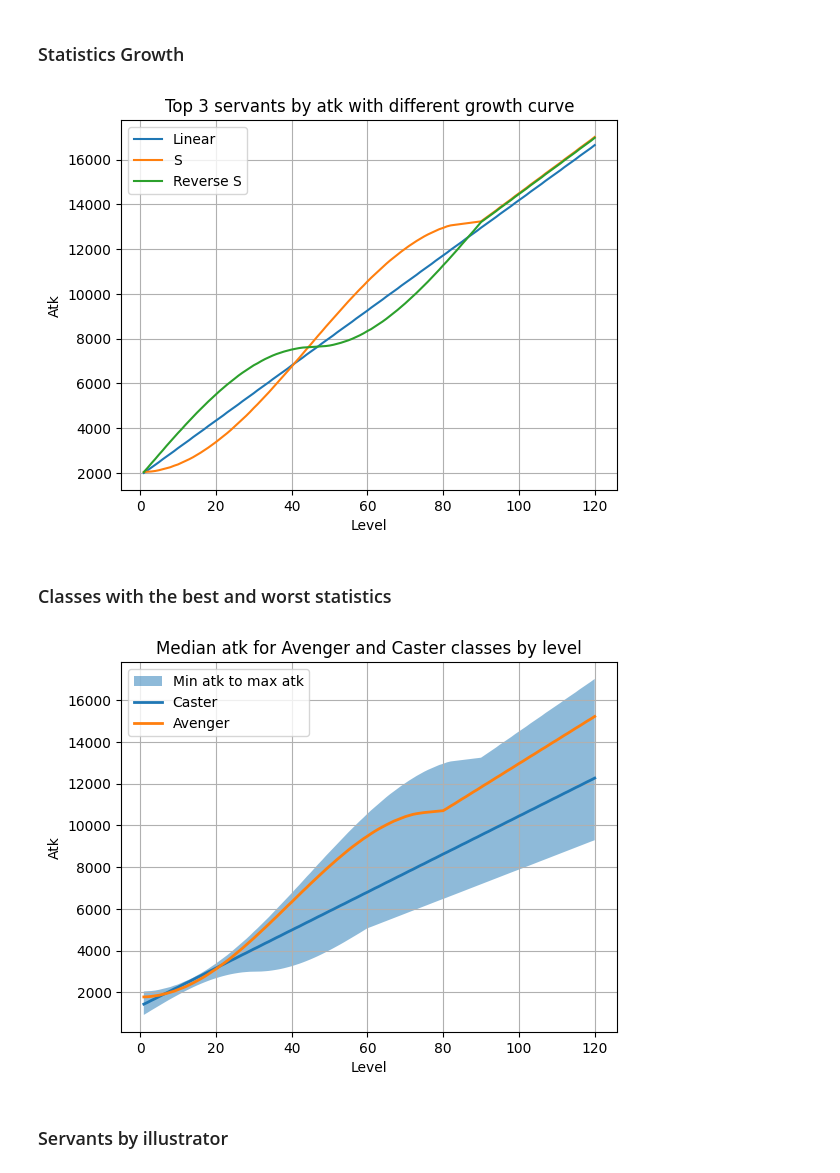
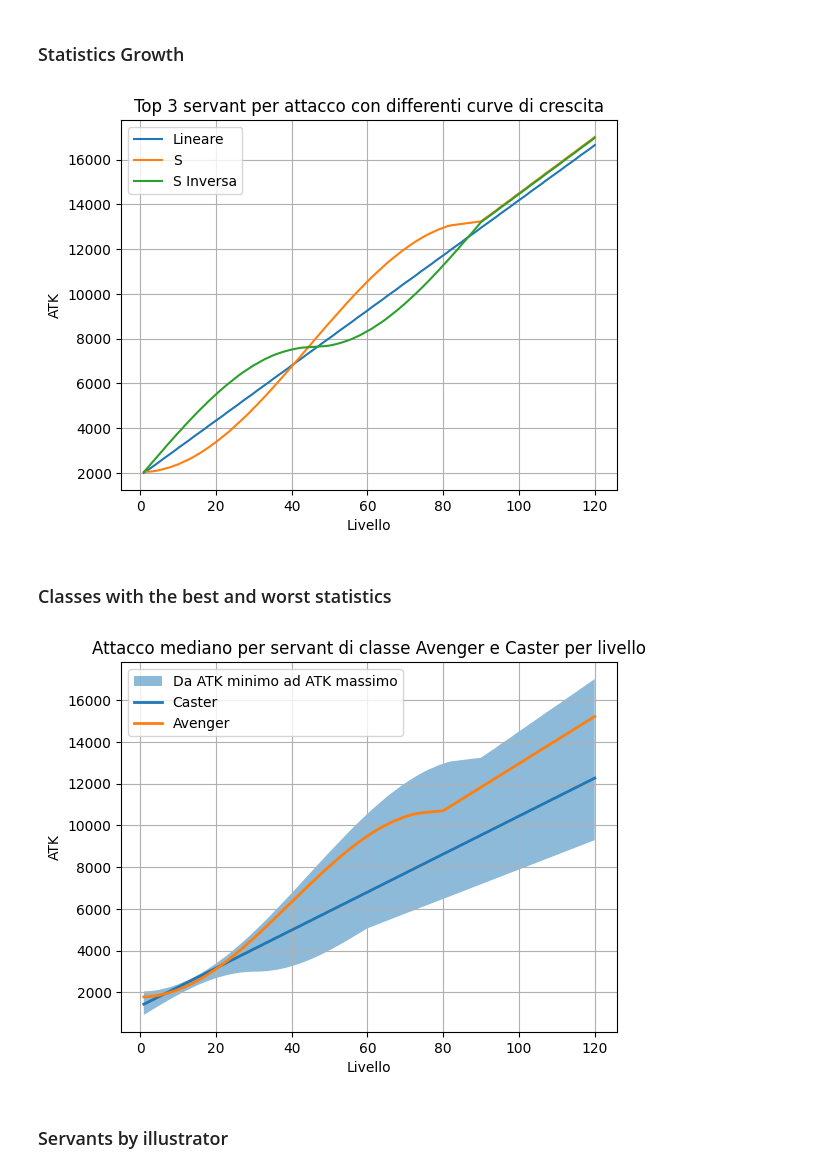
Before and after one commit to manuelelucchi/VisualizzazioneScientifica, a Jupyter notebook: Report.ipynb, the cells around one changed output. Saved outputs shown, nothing was run; the diff lists cells and outputs as text; code cells hidden in the pictures.

```diff
--- a/Report.ipynb
+++ b/Report.ipynb
@@ -271,34 +268,34 @@ reverse_s_growth = cleanData.loc[(cleanData['name'] == "Kama") & (cleanData['cla
 plt.plot(list(range(1, len(linear_growth)+1)), linear_growth)
 plt.plot(list(range(1, len(s_growth)+1)), s_growth)
 plt.plot(list(range(1, len(reverse_s_growth)+1)), reverse_s_growth)
-configure("Top 3 servants by atk with different growth curve", "Level","Atk", legend=["Linear", "S", "Reverse S"], grid=True)
+configure("Top 3 servant per attacco con differenti curve di crescita", "Livello","ATK", legend=["Lineare", "S", "S Inversa"], grid=True)
 plt.savefig("presentation/images/growth.png", bbox_inches="tight")
 plt.show()
 # %% [output]
-[figure, old version]
+[figure, new version]
 # %% [markdown]
 ### Classes with the best and worst statistics
 # %%
 max_atk_growth = cleanData[cleanData["atkMax"] == cleanData["atkMax"].max()].filter(["atkGrowth"]).values[0][0]# cleanData.loc[(['name'] == "Ibuki-Douji") & (cleanData['className'] == "berserker")].filter(["atkGrowth"]).values[0][0]
 min_atk_growth = cleanData[cleanData["atkMax"] == cleanData["atkMax"].min()].filter(["atkGrowth"]).values[0][0]# cleanData.loc[(['name'] == "Ibuki-Douji") & (cleanData['className'] == "berserker")].filter(["atkGrowth"]).values[0][0]
 
 casters = cleanData[cleanData["className"] == "caster"]
 caster_average_growth = casters[casters["atkMax"] == casters["atkMax"].median()].iloc[0].filter(["atkGrowth"]).values[0]
 avengers = cleanData[cleanData["className"] == "avenger"]
 avenger_average_growth = avengers[avengers["atkMax"] == avengers["atkMax"].quantile(interpolation='nearest')].iloc[0].filter(["atkGrowth"]).values[0]
 
 
 to_120 = range(1, 120+1)
 
 fig, ax = plt.subplots()
 ax.fill_between(to_120, min_atk_growth, max_atk_growth, alpha=.5, linewidth=0)
 ax.plot(to_120, caster_average_growth, linewidth=2)
 ax.plot(to_120, avenger_average_growth, linewidth=2)
-configure("Median atk for Avenger and Caster classes by level", "Level","Atk", legend=["Min atk to max atk", "Caster", "Avenger"], grid=True)
+configure("Attacco mediano per servant di classe Avenger e Caster per livello", "Livello","ATK", legend=["Da ATK minimo ad ATK massimo", "Caster", "Avenger"], grid=True)
 plt.savefig("presentation/images/caster_vs_avenger.png", bbox_inches="tight")
 plt.show()
 # %% [output]
-[figure, old version]
+[figure, new version]
 # %% [markdown]
 ### Servants by illustrator
 # %%
```
Also changed, not shown: parts of 10 cells of this notebook, 18 other files.
